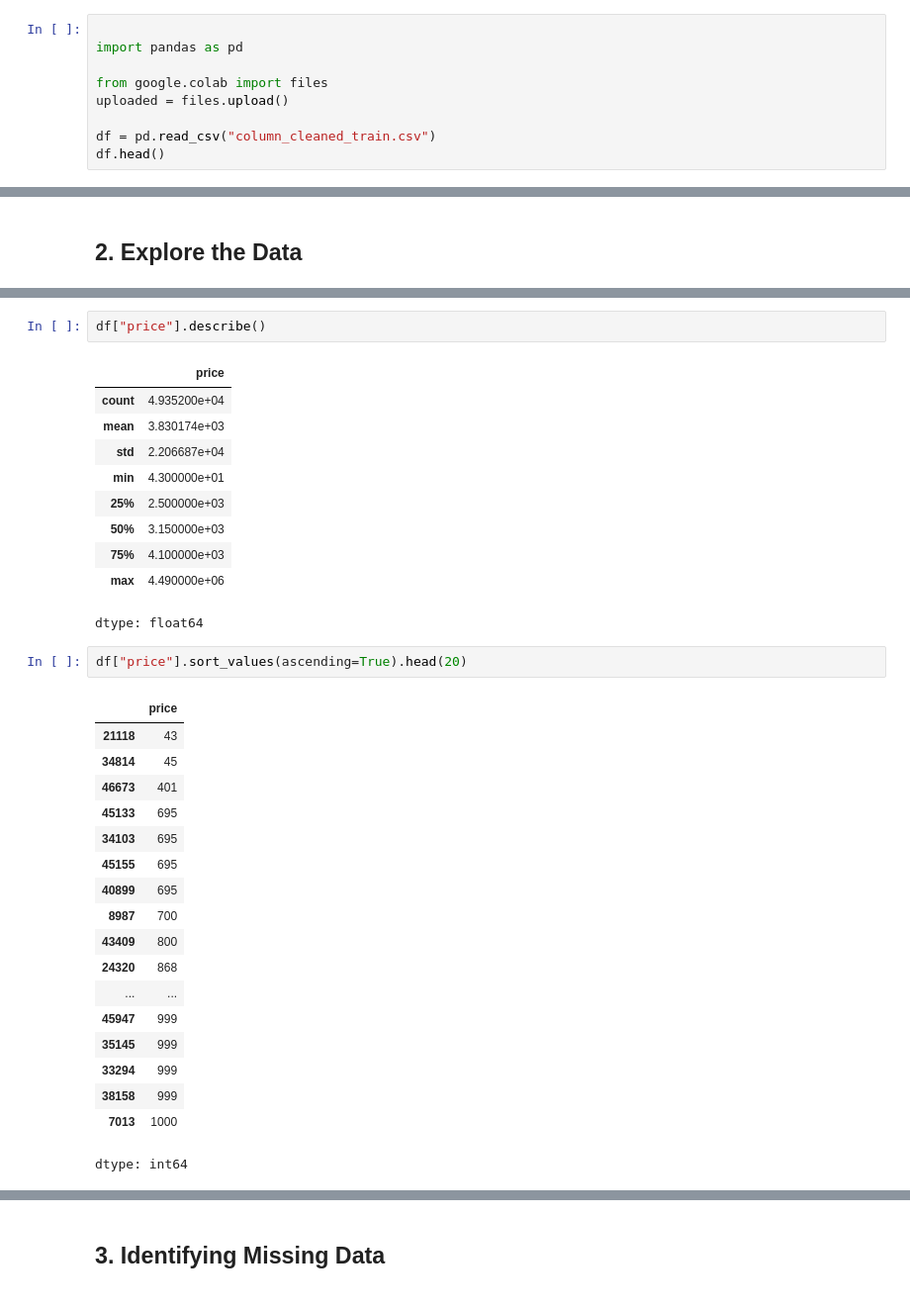
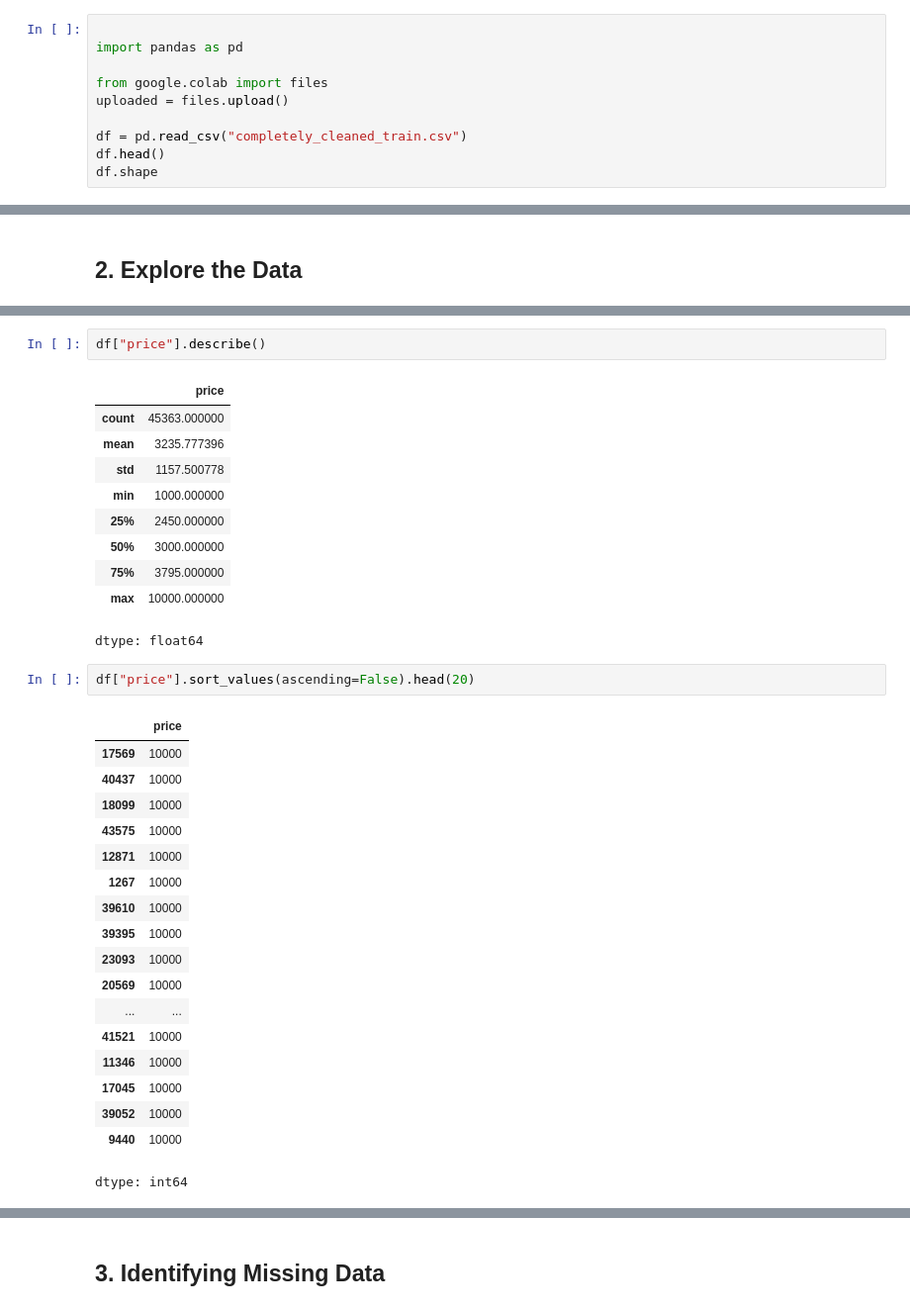
Before and after one commit to AlexCayarga/Rentwise-NYC, a Jupyter notebook: notebooks/Data_Cleaning_Notebook.ipynb, the cells around one changed output, grey strips where cells are left out. Shown at 99% size. Cells and saved outputs as stored; diff of their text form.

```diff
--- a/notebooks/Data_Cleaning_Notebook.ipynb
+++ b/notebooks/Data_Cleaning_Notebook.ipynb
@@ -5,7 +7,8 @@ import pandas as pd
 from google.colab import files
 uploaded = files.upload()
 
-df = pd.read_csv("column_cleaned_train.csv")
+df = pd.read_csv("completely_cleaned_train.csv")
 df.head()
+df.shape
 # %% [output]
 [interactive output not drawn]
@@ -49,34 +109,34 @@ df.describe(include='all')
 df["price"].describe()
 # %% [output]
 |  | price |
-| count | 4.935200e+04 |
-| mean | 3.830174e+03 |
-| std | 2.206687e+04 |
-| min | 4.300000e+01 |
-| 25% | 2.500000e+03 |
-| 50% | 3.150000e+03 |
-| 75% | 4.100000e+03 |
-| max | 4.490000e+06 |
+| count | 45363.000000 |
+| mean | 3235.777396 |
+| std | 1157.500778 |
+| min | 1000.000000 |
+| 25% | 2450.000000 |
+| 50% | 3000.000000 |
+| 75% | 3795.000000 |
+| max | 10000.000000 |
 dtype: float64
 # %%
-df["price"].sort_values(ascending=True).head(20)
+df["price"].sort_values(ascending=False).head(20)
 # %% [output]
 |  | price |
-| 21118 | 43 |
-| 34814 | 45 |
-| 46673 | 401 |
-| 45133 | 695 |
-| 34103 | 695 |
-| 45155 | 695 |
-| 40899 | 695 |
-| 8987 | 700 |
-| 43409 | 800 |
-| 24320 | 868 |
+| 17569 | 10000 |
+| 40437 | 10000 |
+| 18099 | 10000 |
+| 43575 | 10000 |
+| 12871 | 10000 |
+| 1267 | 10000 |
+| 39610 | 10000 |
+| 39395 | 10000 |
+| 23093 | 10000 |
+| 20569 | 10000 |
 | ... | ... |
-| 45947 | 999 |
-| 35145 | 999 |
-| 33294 | 999 |
-| 38158 | 999 |
-| 7013 | 1000 |
+| 41521 | 10000 |
+| 11346 | 10000 |
+| 17045 | 10000 |
+| 39052 | 10000 |
+| 9440 | 10000 |
 dtype: int64
 # %%
```
Also changed, not shown: parts of 18 cells of this notebook.
